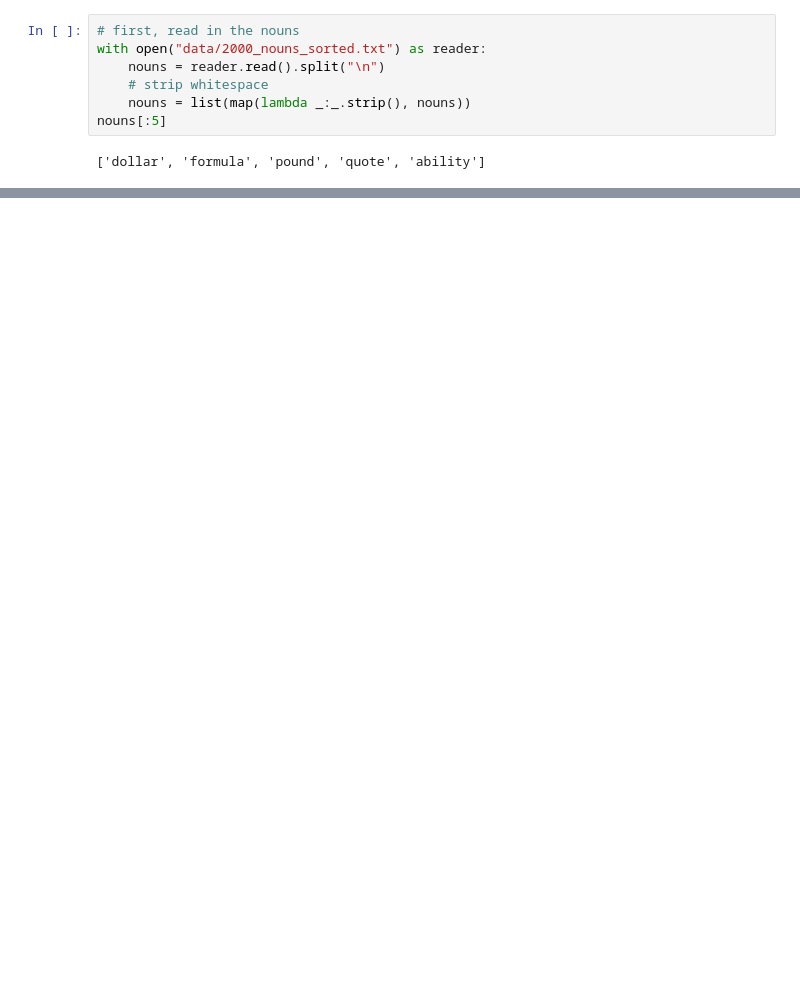
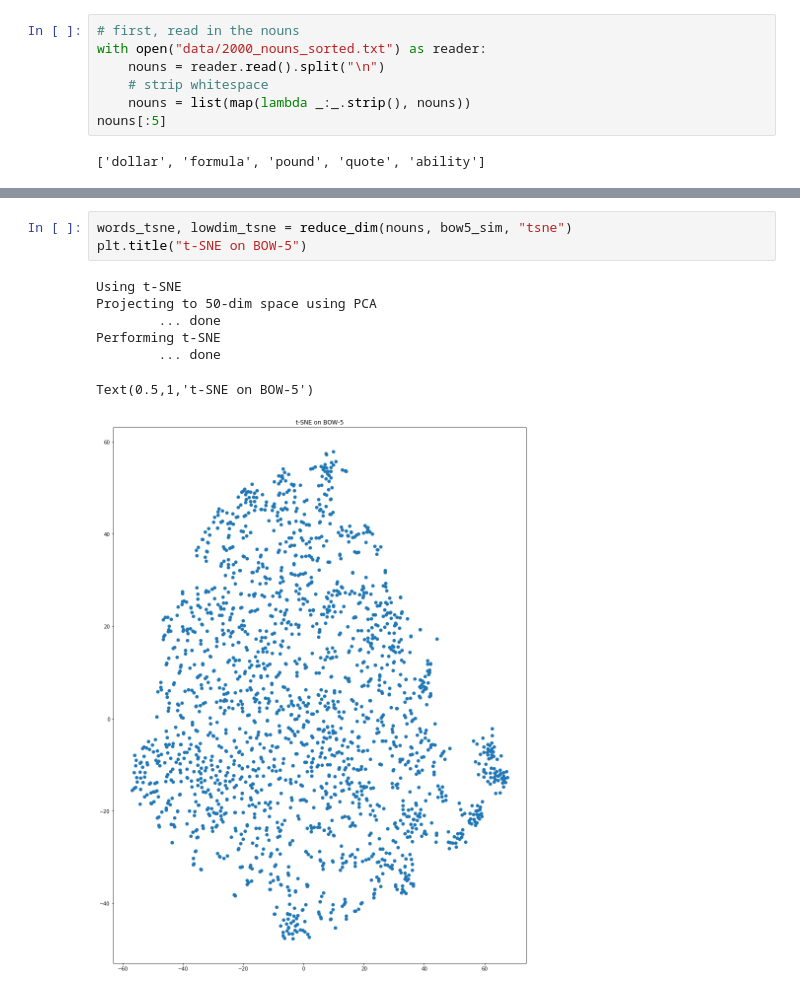
Before and after one commit to samarthbhargav/unsupervised-language-learning, a Jupyter notebook: practical-1/visualize_word_vectors.ipynb, the cells around one changed output, grey strips where cells are left out. Drawn from its saved outputs; the diff is of its cells as text; blank space fills up the shorter version.

```diff
--- a/practical-1/visualize_word_vectors.ipynb
+++ b/practical-1/visualize_word_vectors.ipynb
@@ -97,0 +126,11 @@ plt.show()
+# %%
+words_tsne, lowdim_tsne = reduce_dim(nouns, bow5_sim, "tsne")
+plt.title("t-SNE on BOW-5")
+# %% [output]
+Using t-SNE
+Projecting to 50-dim space using PCA
+        ... done
+Performing t-SNE
+        ... done
+Text(0.5,1,'t-SNE on BOW-5')
+[figure, added]
```
Also changed, not shown: parts of 17 cells of this notebook, 1 other file.
